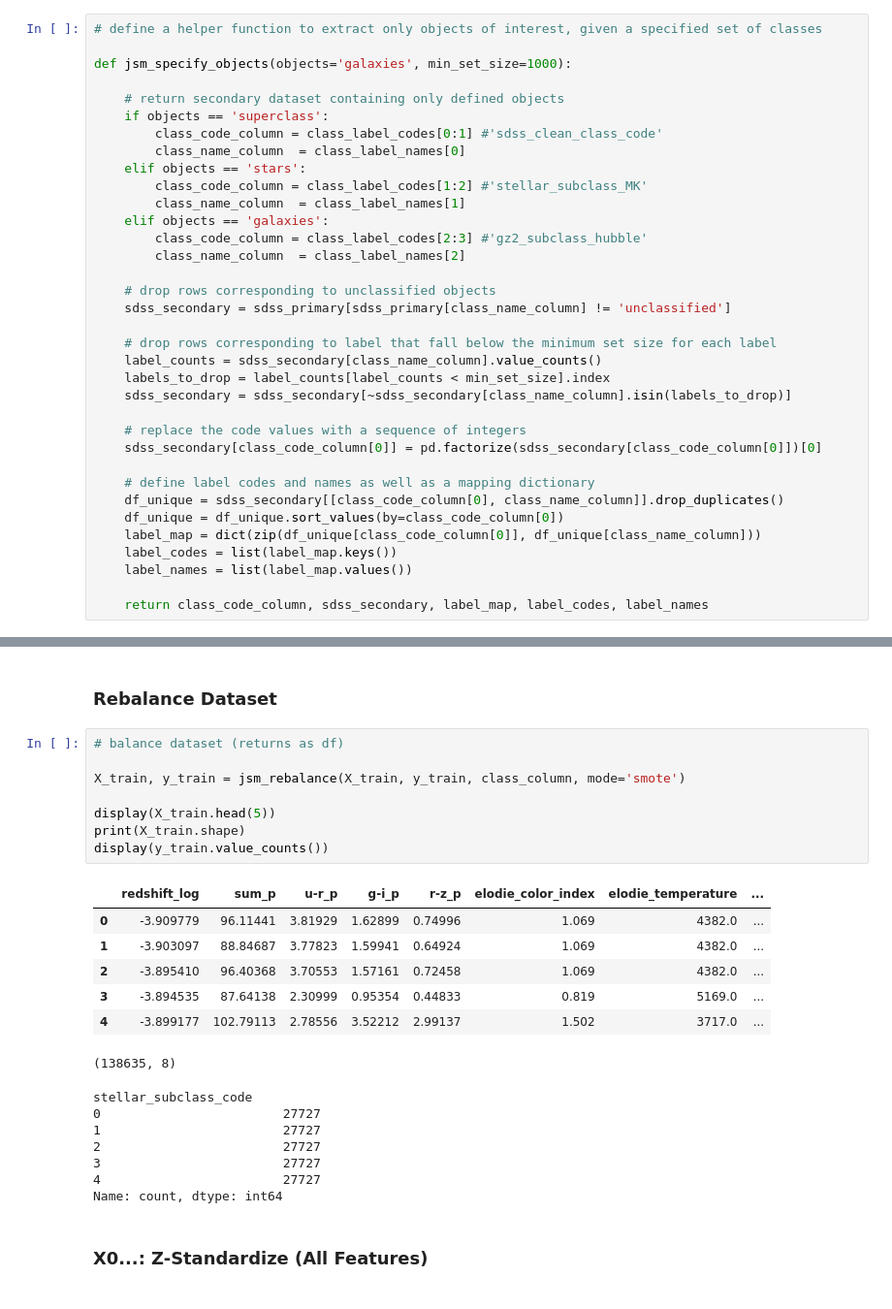
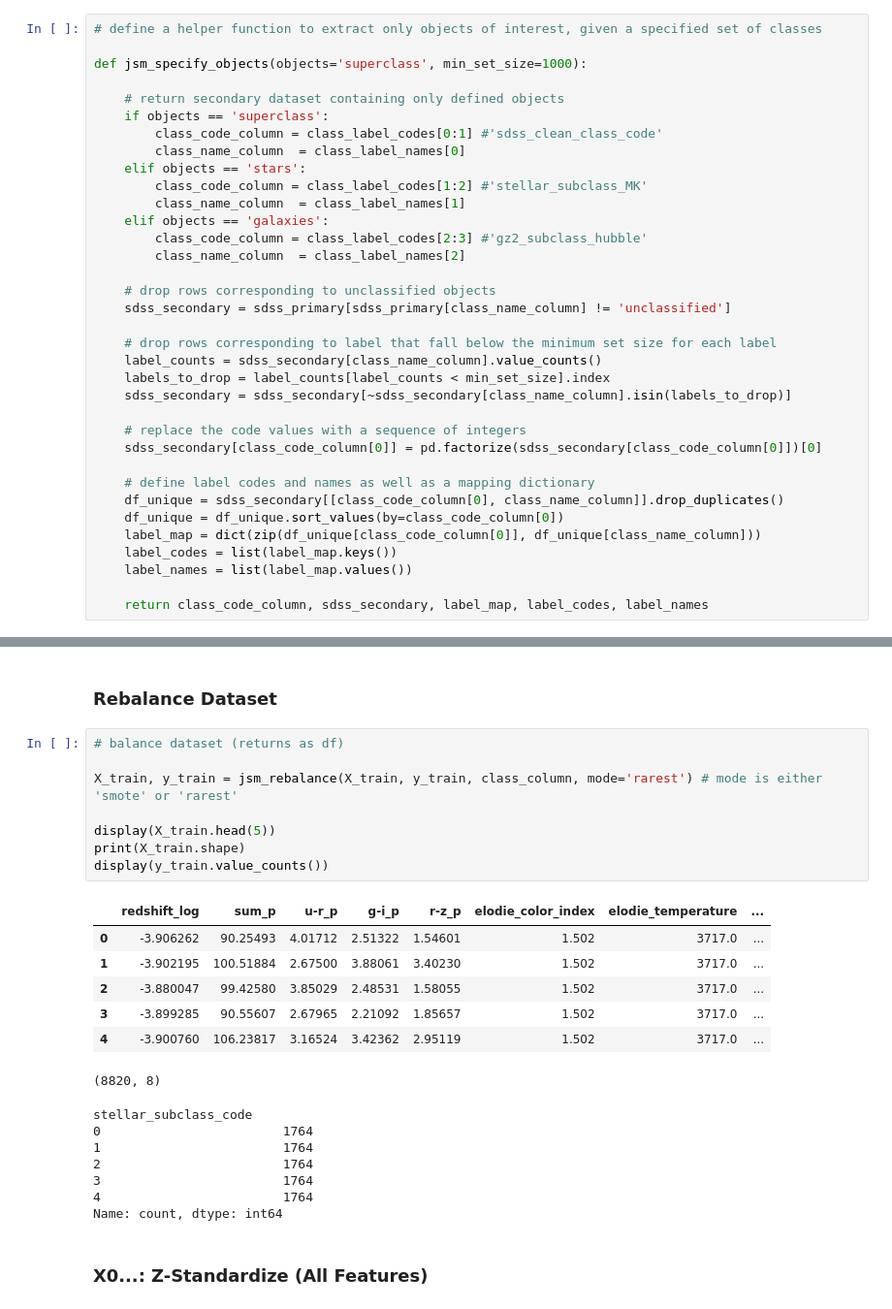
Before and after one commit to jspencermorris/galaxies_sdss, a Jupyter notebook: notebooks/jsm_modeling_tabular.ipynb, the cells around one changed output, grey strips where cells are left out. Shown at 97% size. Cells and saved outputs as stored; diff of their text form.

```diff
--- a/notebooks/jsm_modeling_tabular.ipynb
+++ b/notebooks/jsm_modeling_tabular.ipynb
@@ -174,7 +174,7 @@ for col in object_features + star_features:
 # %%
 # define a helper function to extract only objects of interest, given a specified set of classes
 
-def jsm_specify_objects(objects='galaxies', min_set_size=1000):
+def jsm_specify_objects(objects='superclass', min_set_size=1000):
 
     # return secondary dataset containing only defined objects
     if objects == 'superclass':
@@ -503,25 +507,25 @@ Name: count, dtype: int64
 # %%
 # balance dataset (returns as df)
 
-X_train, y_train = jsm_rebalance(X_train, y_train, class_column, mode='smote')
+X_train, y_train = jsm_rebalance(X_train, y_train, class_column, mode='rarest') # mode is either 'smote' or 'rarest'
 
 display(X_train.head(5))
 print(X_train.shape)
 display(y_train.value_counts())
 # %% [output]
 |  | redshift_log | sum_p | u-r_p | g-i_p | r-z_p | elodie_color_index | elodie_temperature | ... |
-| 0 | -3.909779 | 96.11441 | 3.81929 | 1.62899 | 0.74996 | 1.069 | 4382.0 | ... |
-| 1 | -3.903097 | 88.84687 | 3.77823 | 1.59941 | 0.64924 | 1.069 | 4382.0 | ... |
-| 2 | -3.895410 | 96.40368 | 3.70553 | 1.57161 | 0.72458 | 1.069 | 4382.0 | ... |
-| 3 | -3.894535 | 87.64138 | 2.30999 | 0.95354 | 0.44833 | 0.819 | 5169.0 | ... |
-| 4 | -3.899177 | 102.79113 | 2.78556 | 3.52212 | 2.99137 | 1.502 | 3717.0 | ... |
+| 0 | -3.906262 | 90.25493 | 4.01712 | 2.51322 | 1.54601 | 1.502 | 3717.0 | ... |
+| 1 | -3.902195 | 100.51884 | 2.67500 | 3.88061 | 3.40230 | 1.502 | 3717.0 | ... |
+| 2 | -3.880047 | 99.42580 | 3.85029 | 2.48531 | 1.58055 | 1.502 | 3717.0 | ... |
+| 3 | -3.899285 | 90.55607 | 2.67965 | 2.21092 | 1.85657 | 1.502 | 3717.0 | ... |
+| 4 | -3.900760 | 106.23817 | 3.16524 | 3.42362 | 2.95119 | 1.502 | 3717.0 | ... |
-(138635, 8)
+(8820, 8)
 stellar_subclass_code
-0                        27727
-1                        27727
-2                        27727
-3                        27727
-4                        27727
+0                        1764
+1                        1764
+2                        1764
+3                        1764
+4                        1764
 Name: count, dtype: int64
 # %% [markdown]
 ### X0...: Z-Standardize (All Features)
```
Also changed, not shown: parts of 29 cells of this notebook.
